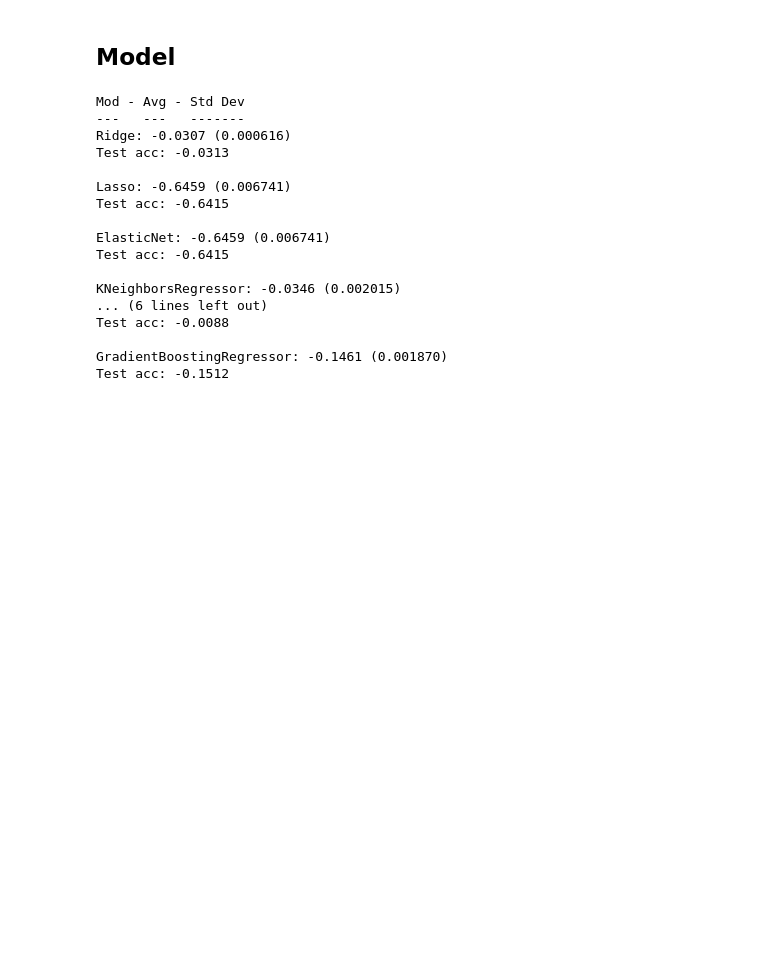
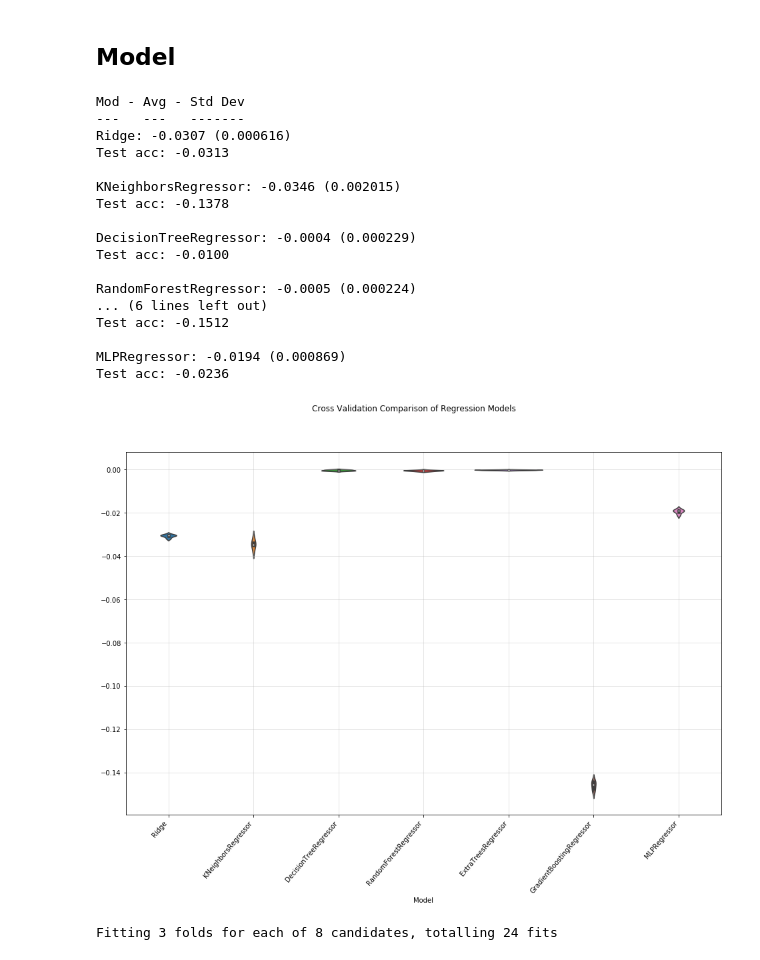
Before and after one commit to lukeolson13/Customer-Purchase-Prediction, a Jupyter notebook: part_2.ipynb, the cells around one changed output. Drawn from its saved outputs; the diff is of its cells as text; code cells hidden in the pictures; blank space fills up the shorter version.

```diff
--- a/part_2.ipynb
+++ b/part_2.ipynb
@@ -66,7 +66,7 @@ def test_acc(model, X_train, X_test, y_train, y_test):
     pred = model.predict(X_test)
     return -abs(np.array(pred) - np.array(y_test)).mean()
 # %%
-def class_crossval_plot(X_train, X_test, y_train, y_test, models, splits=5, scoring='neg_mean_absolute_error'):
+def class_crossval_plot(X_train, X_test, y_train, y_test, models, splits=6, scoring='neg_mean_absolute_error'):
     """
     Create violin plot of multiple models' test scores
     Inputs:
@@ -101,32 +101,31 @@ def class_crossval_plot(X_train, X_test, y_train, y_test, models, splits=5, scor
 # %%
 # Initial Cross Validation
 models = []
-# models.append(LinearRegression())
 models.append(Ridge())
-models.append(Lasso())
-models.append(ElasticNet())
 models.append(KNeighborsRegressor(n_jobs=-1))
 models.append(DecisionTreeRegressor())
 models.append(RandomForestRegressor())
+models.append(ExtraTreesRegressor())
 models.append(GradientBoostingRegressor())
 models.append(MLPRegressor())
 
 class_crossval_plot(X_train, X_test, y_train, y_test, models)
 # %% [output]
 Mod - Avg - Std Dev
 ---   ---   -------
 Ridge: -0.0307 (0.000616)
 Test acc: -0.0313
 
-Lasso: -0.6459 (0.006741)
-Test acc: -0.6415
+KNeighborsRegressor: -0.0346 (0.002015)
+Test acc: -0.1378
 
-ElasticNet: -0.6459 (0.006741)
-Test acc: -0.6415
+DecisionTreeRegressor: -0.0004 (0.000229)
+Test acc: -0.0100
 
-KNeighborsRegressor: -0.0346 (0.002015)
+RandomForestRegressor: -0.0005 (0.000224)
 ... (6 lines left out)
-Test acc: -0.0088
+Test acc: -0.1512
 
-GradientBoostingRegressor: -0.1461 (0.001870)
-Test acc: -0.1512
+MLPRegressor: -0.0194 (0.000869)
+Test acc: -0.0236
+[figure, added]
@@ -138,0 +148,9 @@ for j in train_data.j.unique():
+# %%
+# grid search RF
+rf = RandomForestRegressor()
+params = {'n_estimators': [10, 30], 'max_features': ['auto', 0.3], 'min_samples_split': [2, 4], 'n_jobs': [-1]}
+best_params, best_score = clust_grid(rf, params, X_train, y_train)
+print(best_params)
+print(best_score)
+# %% [output]
+Fitting 3 folds for each of 8 candidates, totalling 24 fits
```
Also changed, not shown: parts of 12 cells of this notebook.
